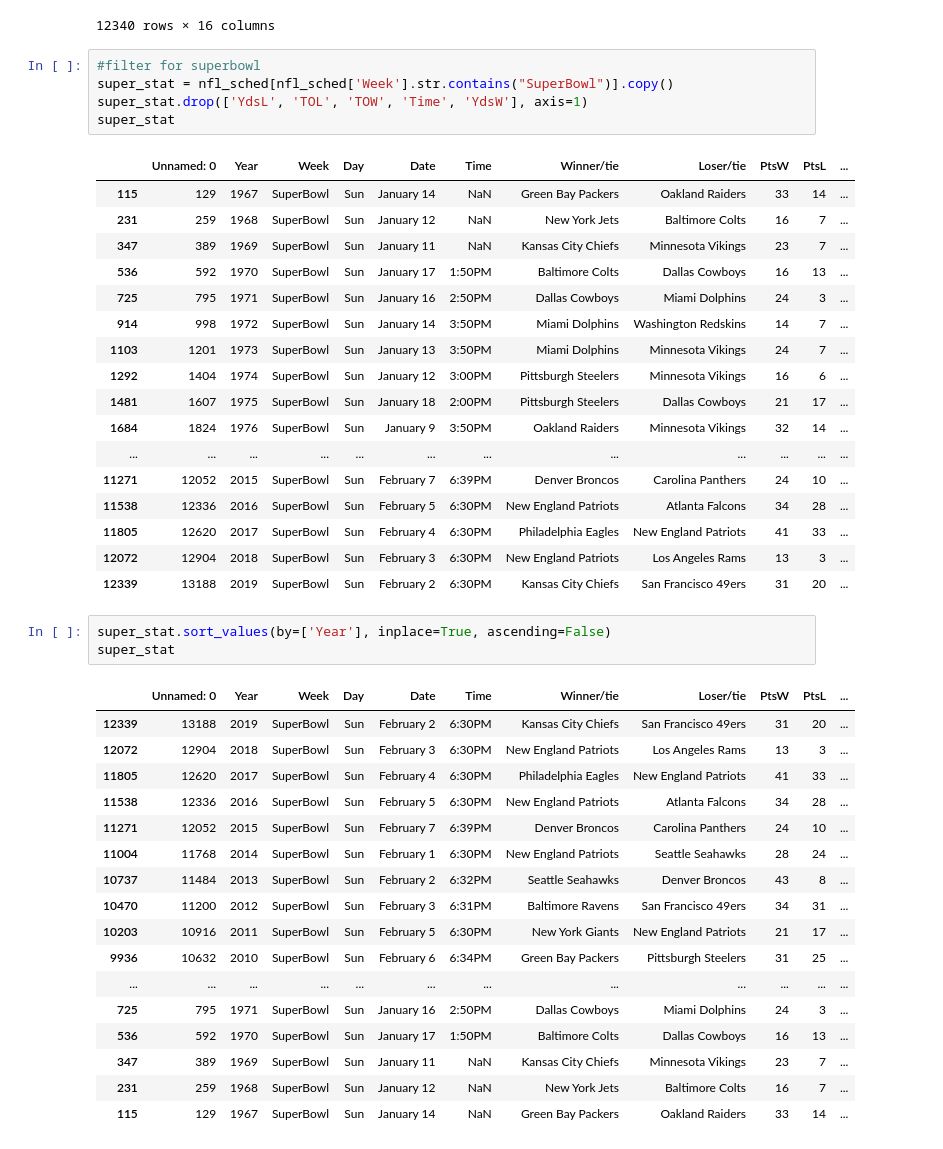
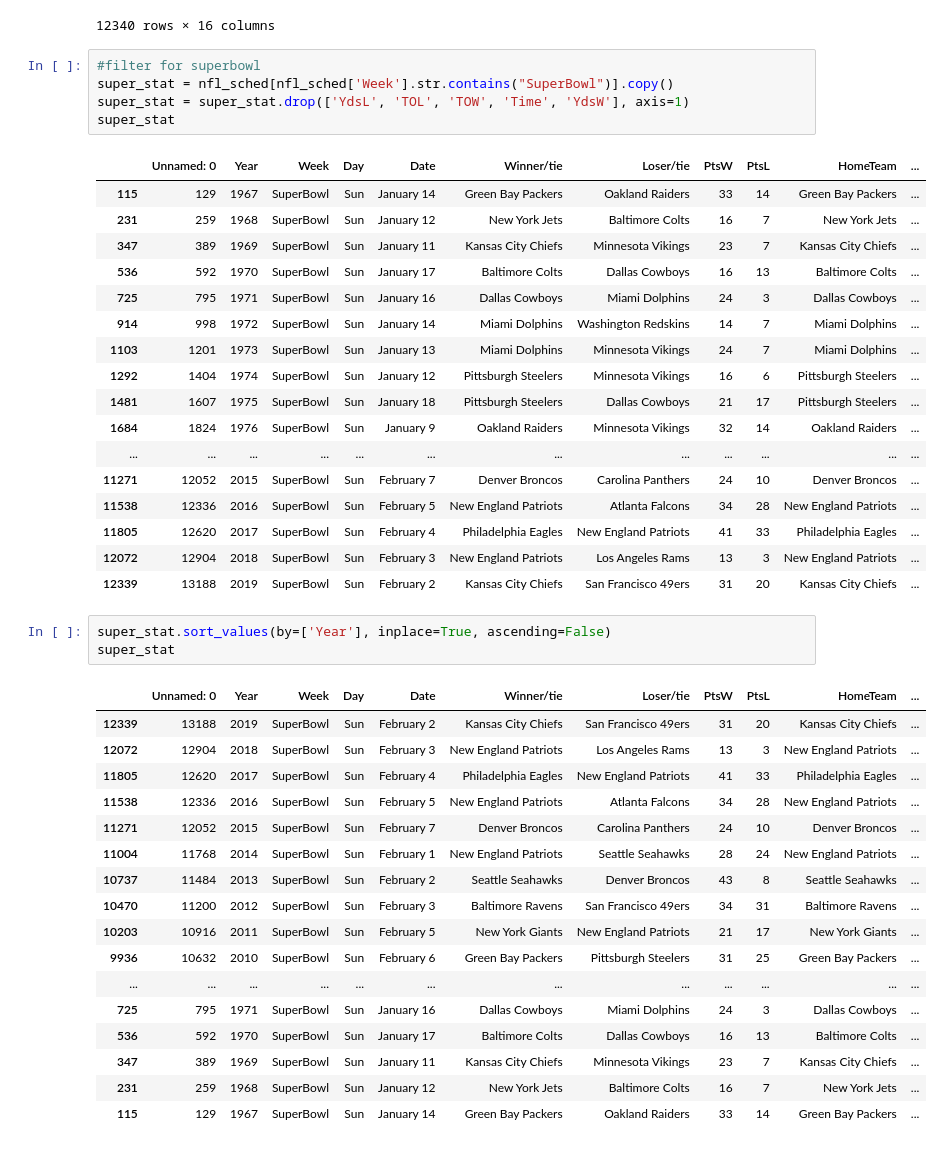
Before and after one commit to amerriex24/pun-stoppable, a Jupyter notebook: nfl_stats.ipynb, the cells around one changed output. Saved outputs shown, nothing was run; the diff lists cells and outputs as text.

```diff
--- a/nfl_stats.ipynb
+++ b/nfl_stats.ipynb
@@ -22,44 +22,44 @@ nfl_sched
 # %%
 #filter for superbowl
 super_stat = nfl_sched[nfl_sched['Week'].str.contains("SuperBowl")].copy()
-super_stat.drop(['YdsL', 'TOL', 'TOW', 'Time', 'YdsW'], axis=1)
+super_stat = super_stat.drop(['YdsL', 'TOL', 'TOW', 'Time', 'YdsW'], axis=1)
 super_stat
 # %% [output]
-|  | Unnamed: 0 | Year | Week | Day | Date | Time | Winner/tie | Loser/tie | PtsW | PtsL | ... |
-| 115 | 129 | 1967 | SuperBowl | Sun | January 14 | NaN | Green Bay Packers | Oakland Raiders | 33 | 14 | ... |
-| 231 | 259 | 1968 | SuperBowl | Sun | January 12 | NaN | New York Jets | Baltimore Colts | 16 | 7 | ... |
-| 347 | 389 | 1969 | SuperBowl | Sun | January 11 | NaN | Kansas City Chiefs | Minnesota Vikings | 23 | 7 | ... |
-| 536 | 592 | 1970 | SuperBowl | Sun | January 17 | 1:50PM | Baltimore Colts | Dallas Cowboys | 16 | 13 | ... |
-| 725 | 795 | 1971 | SuperBowl | Sun | January 16 | 2:50PM | Dallas Cowboys | Miami Dolphins | 24 | 3 | ... |
-| 914 | 998 | 1972 | SuperBowl | Sun | January 14 | 3:50PM | Miami Dolphins | Washington Redskins | 14 | 7 | ... |
-| 1103 | 1201 | 1973 | SuperBowl | Sun | January 13 | 3:50PM | Miami Dolphins | Minnesota Vikings | 24 | 7 | ... |
-| 1292 | 1404 | 1974 | SuperBowl | Sun | January 12 | 3:00PM | Pittsburgh Steelers | Minnesota Vikings | 16 | 6 | ... |
-| 1481 | 1607 | 1975 | SuperBowl | Sun | January 18 | 2:00PM | Pittsburgh Steelers | Dallas Cowboys | 21 | 17 | ... |
-| 1684 | 1824 | 1976 | SuperBowl | Sun | January 9 | 3:50PM | Oakland Raiders | Minnesota Vikings | 32 | 14 | ... |
+|  | Unnamed: 0 | Year | Week | Day | Date | Winner/tie | Loser/tie | PtsW | PtsL | HomeTeam | ... |
+| 115 | 129 | 1967 | SuperBowl | Sun | January 14 | Green Bay Packers | Oakland Raiders | 33 | 14 | Green Bay Packers | ... |
+| 231 | 259 | 1968 | SuperBowl | Sun | January 12 | New York Jets | Baltimore Colts | 16 | 7 | New York Jets | ... |
+| 347 | 389 | 1969 | SuperBowl | Sun | January 11 | Kansas City Chiefs | Minnesota Vikings | 23 | 7 | Kansas City Chiefs | ... |
+| 536 | 592 | 1970 | SuperBowl | Sun | January 17 | Baltimore Colts | Dallas Cowboys | 16 | 13 | Baltimore Colts | ... |
+| 725 | 795 | 1971 | SuperBowl | Sun | January 16 | Dallas Cowboys | Miami Dolphins | 24 | 3 | Dallas Cowboys | ... |
+| 914 | 998 | 1972 | SuperBowl | Sun | January 14 | Miami Dolphins | Washington Redskins | 14 | 7 | Miami Dolphins | ... |
+| 1103 | 1201 | 1973 | SuperBowl | Sun | January 13 | Miami Dolphins | Minnesota Vikings | 24 | 7 | Miami Dolphins | ... |
+| 1292 | 1404 | 1974 | SuperBowl | Sun | January 12 | Pittsburgh Steelers | Minnesota Vikings | 16 | 6 | Pittsburgh Steelers | ... |
+| 1481 | 1607 | 1975 | SuperBowl | Sun | January 18 | Pittsburgh Steelers | Dallas Cowboys | 21 | 17 | Pittsburgh Steelers | ... |
+| 1684 | 1824 | 1976 | SuperBowl | Sun | January 9 | Oakland Raiders | Minnesota Vikings | 32 | 14 | Oakland Raiders | ... |
 | ... | ... | ... | ... | ... | ... | ... | ... | ... | ... | ... | ... |
-| 11271 | 12052 | 2015 | SuperBowl | Sun | February 7 | 6:39PM | Denver Broncos | Carolina Panthers | 24 | 10 | ... |
-| 11538 | 12336 | 2016 | SuperBowl | Sun | February 5 | 6:30PM | New England Patriots | Atlanta Falcons | 34 | 28 | ... |
-| 11805 | 12620 | 2017 | SuperBowl | Sun | February 4 | 6:30PM | Philadelphia Eagles | New England Patriots | 41 | 33 | ... |
-| 12072 | 12904 | 2018 | SuperBowl | Sun | February 3 | 6:30PM | New England Patriots | Los Angeles Rams | 13 | 3 | ... |
-| 12339 | 13188 | 2019 | SuperBowl | Sun | February 2 | 6:30PM | Kansas City Chiefs | San Francisco 49ers | 31 | 20 | ... |
+| 11271 | 12052 | 2015 | SuperBowl | Sun | February 7 | Denver Broncos | Carolina Panthers | 24 | 10 | Denver Broncos | ... |
+| 11538 | 12336 | 2016 | SuperBowl | Sun | February 5 | New England Patriots | Atlanta Falcons | 34 | 28 | New England Patriots | ... |
+| 11805 | 12620 | 2017 | SuperBowl | Sun | February 4 | Philadelphia Eagles | New England Patriots | 41 | 33 | Philadelphia Eagles | ... |
+| 12072 | 12904 | 2018 | SuperBowl | Sun | February 3 | New England Patriots | Los Angeles Rams | 13 | 3 | New England Patriots | ... |
+| 12339 | 13188 | 2019 | SuperBowl | Sun | February 2 | Kansas City Chiefs | San Francisco 49ers | 31 | 20 | Kansas City Chiefs | ... |
 # %%
 super_stat.sort_values(by=['Year'], inplace=True, ascending=False)
 super_stat
 # %% [output]
-|  | Unnamed: 0 | Year | Week | Day | Date | Time | Winner/tie | Loser/tie | PtsW | PtsL | ... |
-| 12339 | 13188 | 2019 | SuperBowl | Sun | February 2 | 6:30PM | Kansas City Chiefs | San Francisco 49ers | 31 | 20 | ... |
-| 12072 | 12904 | 2018 | SuperBowl | Sun | February 3 | 6:30PM | New England Patriots | Los Angeles Rams | 13 | 3 | ... |
-| 11805 | 12620 | 2017 | SuperBowl | Sun | February 4 | 6:30PM | Philadelphia Eagles | New England Patriots | 41 | 33 | ... |
-| 11538 | 12336 | 2016 | SuperBowl | Sun | February 5 | 6:30PM | New England Patriots | Atlanta Falcons | 34 | 28 | ... |
-| 11271 | 12052 | 2015 | SuperBowl | Sun | February 7 | 6:39PM | Denver Broncos | Carolina Panthers | 24 | 10 | ... |
-| 11004 | 11768 | 2014 | SuperBowl | Sun | February 1 | 6:30PM | New England Patriots | Seattle Seahawks | 28 | 24 | ... |
-| 10737 | 11484 | 2013 | SuperBowl | Sun | February 2 | 6:32PM | Seattle Seahawks | Denver Broncos | 43 | 8 | ... |
-| 10470 | 11200 | 2012 | SuperBowl | Sun | February 3 | 6:31PM | Baltimore Ravens | San Francisco 49ers | 34 | 31 | ... |
-| 10203 | 10916 | 2011 | SuperBowl | Sun | February 5 | 6:30PM | New York Giants | New England Patriots | 21 | 17 | ... |
-| 9936 | 10632 | 2010 | SuperBowl | Sun | February 6 | 6:34PM | Green Bay Packers | Pittsburgh Steelers | 31 | 25 | ... |
+|  | Unnamed: 0 | Year | Week | Day | Date | Winner/tie | Loser/tie | PtsW | PtsL | HomeTeam | ... |
+| 12339 | 13188 | 2019 | SuperBowl | Sun | February 2 | Kansas City Chiefs | San Francisco 49ers | 31 | 20 | Kansas City Chiefs | ... |
+| 12072 | 12904 | 2018 | SuperBowl | Sun | February 3 | New England Patriots | Los Angeles Rams | 13 | 3 | New England Patriots | ... |
+| 11805 | 12620 | 2017 | SuperBowl | Sun | February 4 | Philadelphia Eagles | New England Patriots | 41 | 33 | Philadelphia Eagles | ... |
+| 11538 | 12336 | 2016 | SuperBowl | Sun | February 5 | New England Patriots | Atlanta Falcons | 34 | 28 | New England Patriots | ... |
+| 11271 | 12052 | 2015 | SuperBowl | Sun | February 7 | Denver Broncos | Carolina Panthers | 24 | 10 | Denver Broncos | ... |
+| 11004 | 11768 | 2014 | SuperBowl | Sun | February 1 | New England Patriots | Seattle Seahawks | 28 | 24 | New England Patriots | ... |
+| 10737 | 11484 | 2013 | SuperBowl | Sun | February 2 | Seattle Seahawks | Denver Broncos | 43 | 8 | Seattle Seahawks | ... |
+| 10470 | 11200 | 2012 | SuperBowl | Sun | February 3 | Baltimore Ravens | San Francisco 49ers | 34 | 31 | Baltimore Ravens | ... |
+| 10203 | 10916 | 2011 | SuperBowl | Sun | February 5 | New York Giants | New England Patriots | 21 | 17 | New York Giants | ... |
+| 9936 | 10632 | 2010 | SuperBowl | Sun | February 6 | Green Bay Packers | Pittsburgh Steelers | 31 | 25 | Green Bay Packers | ... |
 | ... | ... | ... | ... | ... | ... | ... | ... | ... | ... | ... | ... |
-| 725 | 795 | 1971 | SuperBowl | Sun | January 16 | 2:50PM | Dallas Cowboys | Miami Dolphins | 24 | 3 | ... |
-| 536 | 592 | 1970 | SuperBowl | Sun | January 17 | 1:50PM | Baltimore Colts | Dallas Cowboys | 16 | 13 | ... |
-| 347 | 389 | 1969 | SuperBowl | Sun | January 11 | NaN | Kansas City Chiefs | Minnesota Vikings | 23 | 7 | ... |
-| 231 | 259 | 1968 | SuperBowl | Sun | January 12 | NaN | New York Jets | Baltimore Colts | 16 | 7 | ... |
-| 115 | 129 | 1967 | SuperBowl | Sun | January 14 | NaN | Green Bay Packers | Oakland Raiders | 33 | 14 | ... |
+| 725 | 795 | 1971 | SuperBowl | Sun | January 16 | Dallas Cowboys | Miami Dolphins | 24 | 3 | Dallas Cowboys | ... |
+| 536 | 592 | 1970 | SuperBowl | Sun | January 17 | Baltimore Colts | Dallas Cowboys | 16 | 13 | Baltimore Colts | ... |
+| 347 | 389 | 1969 | SuperBowl | Sun | January 11 | Kansas City Chiefs | Minnesota Vikings | 23 | 7 | Kansas City Chiefs | ... |
+| 231 | 259 | 1968 | SuperBowl | Sun | January 12 | New York Jets | Baltimore Colts | 16 | 7 | New York Jets | ... |
+| 115 | 129 | 1967 | SuperBowl | Sun | January 14 | Green Bay Packers | Oakland Raiders | 33 | 14 | Green Bay Packers | ... |
```
